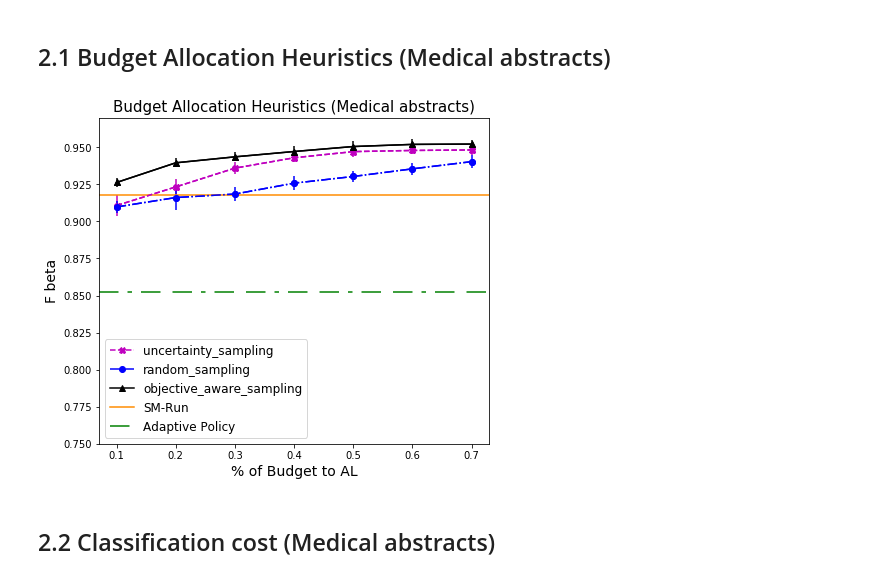
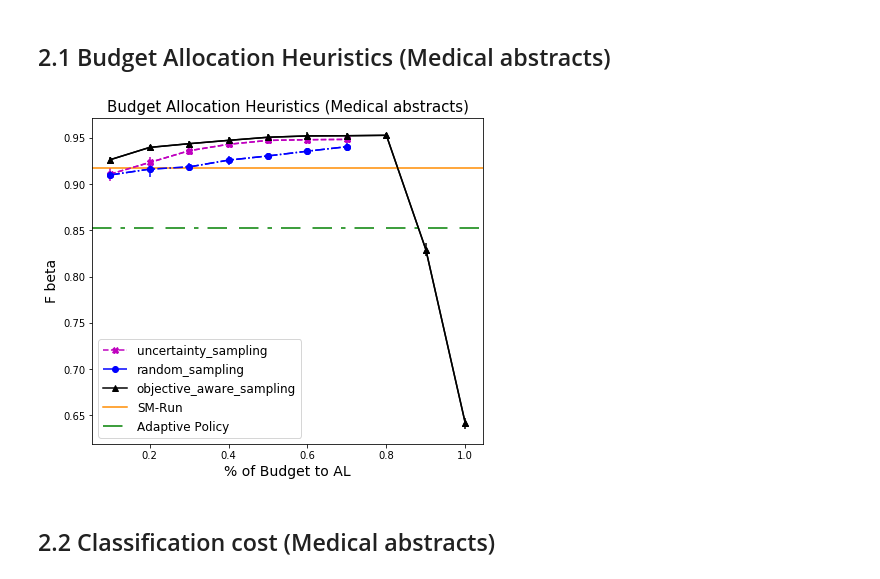
Before and after one commit to Evgeneus/Active-Hybrid-Classificatoin, a Jupyter notebook: adaptive_machine_and_crowd/notebooks/results.ipynb, the cells around one changed output. Saved outputs shown, nothing was run; the diff lists cells and outputs as text; code cells hidden in the pictures.

Commit message:
update charts

```diff
--- a/adaptive_machine_and_crowd/notebooks/results.ipynb
+++ b/adaptive_machine_and_crowd/notebooks/results.ipynb
@@ -12,7 +12,6 @@ def plot_heuristics(file_name, b_per_item, title, ylim = None):
     algos = ['uncertainty_sampling', 'random_sampling', 'objective_aware_sampling']
     fig, ax = plt.subplots(nrows=1, ncols=1, figsize=(7,6))
     markers = ['X', 'o', '^']
-    x = [0.1, 0.2, 0.3, 0.4, 0.5, 0.6, 0.7]
     for alg, c, l, m in zip(algos, ['m', 'b', 'black'], ['--', '-.', '-'], markers):
         x = df.loc[(df['active_learning_strategy'] == alg) & (df['budget_per_item_mean'] == b_per_item) & (df['AL_switch_point_mean'] != -1)]['AL_switch_point_mean'].values
         y = df.loc[(df['active_learning_strategy'] == alg)  & (df['budget_per_item_mean'] == b_per_item) & (df['AL_switch_point_mean'] != -1)]['f_beta_mean'].values
@@ -214,10 +214,11 @@ For adaptive policy we collect 500 training samples per predicate as bern in. If
 # %%
 file_name = 'ohsumed_C14_C23_1grams_experiment_nums_10_ninstq_100.csv'
 b_per_item = 6
+y_lim = (0.75, 0.97)
 title = 'Budget Allocation Heuristics (Medical abstracts)'
-plot_heuristics(file_name, b_per_item, title, (0.75, 0.97))
+plot_heuristics(file_name, b_per_item, title)
 # %% [output]
-[figure, old version]
+[figure, new version]
 # %% [markdown]
 ## 2.2 Classification cost (Medical abstracts)
 # %%
```
Also changed, not shown: parts of 11 cells of this notebook.
